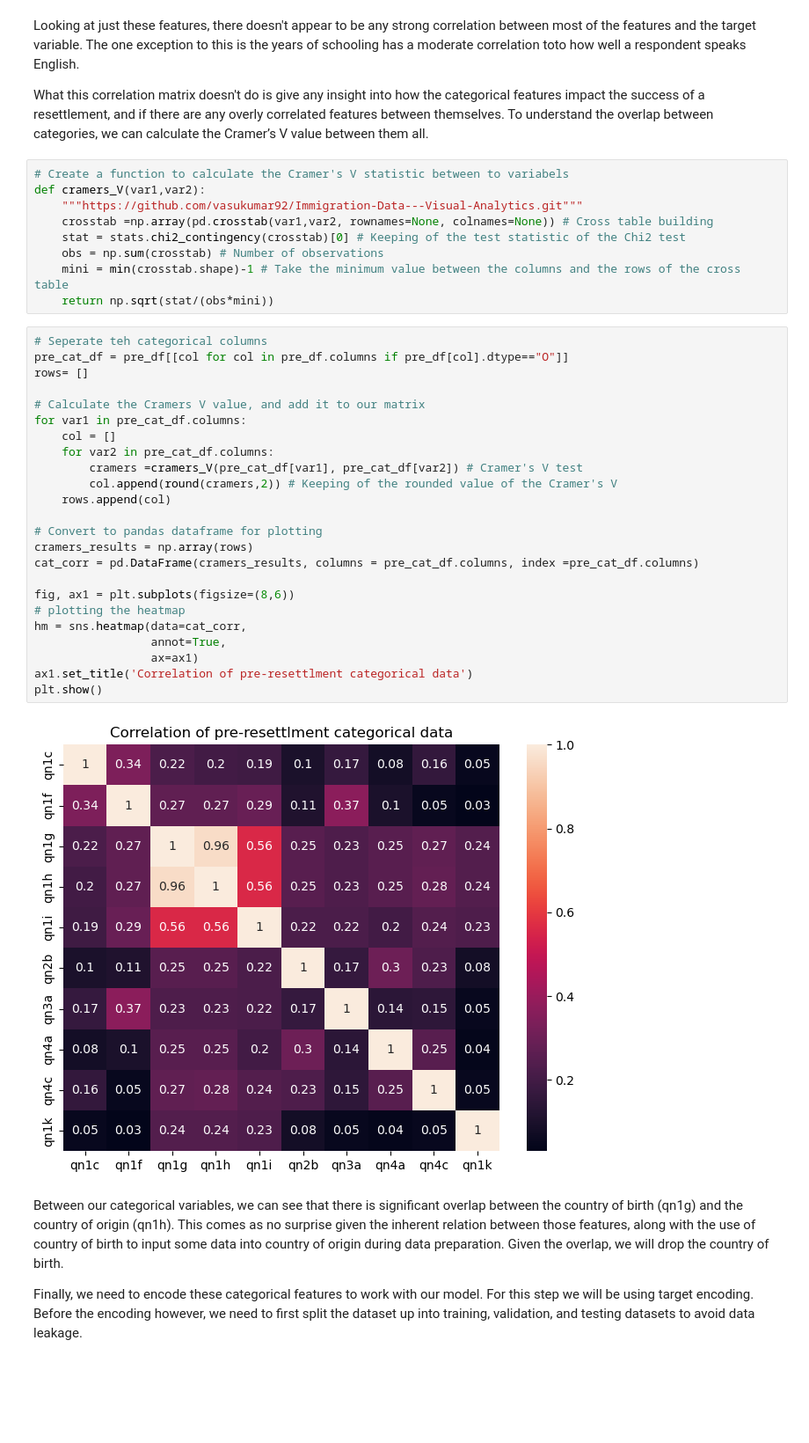
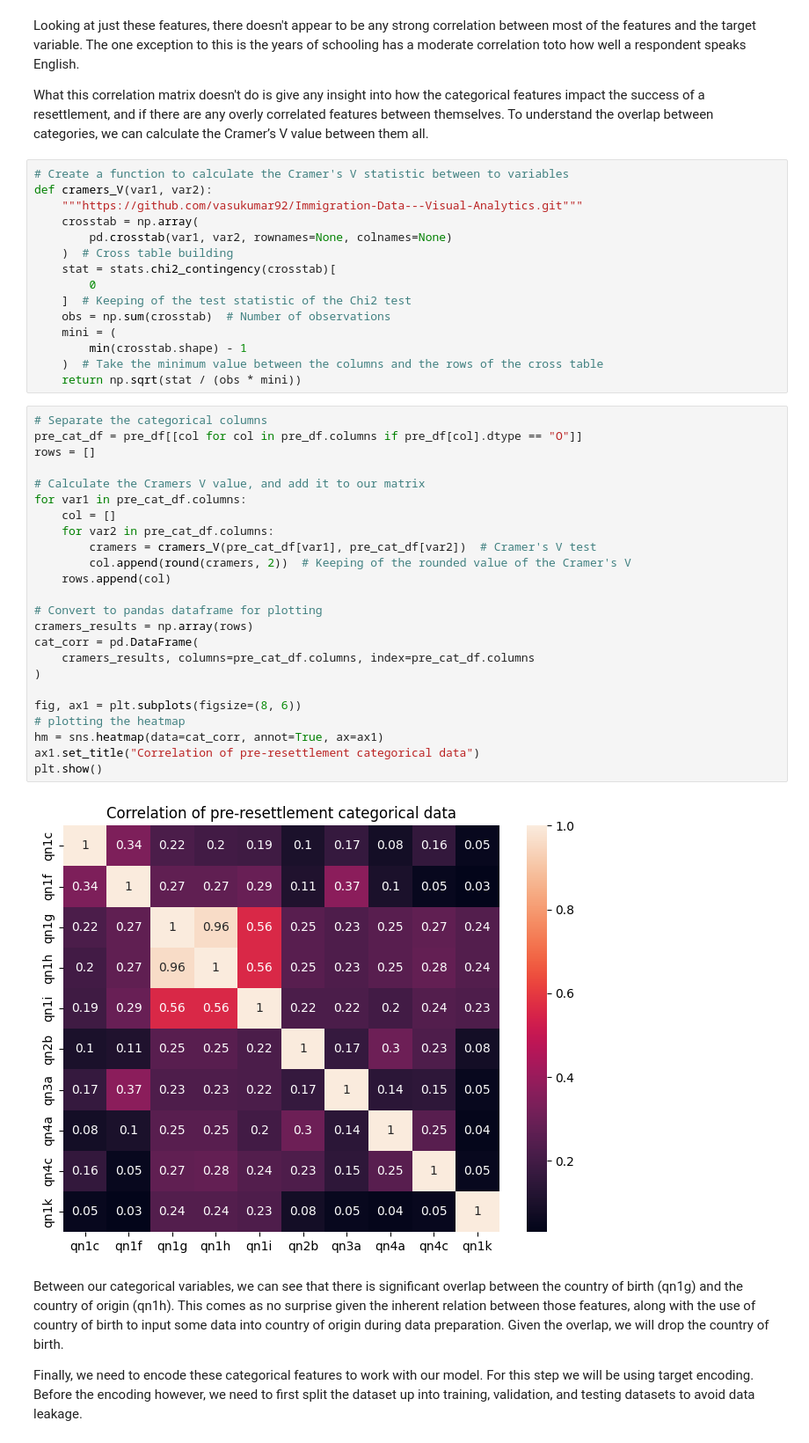
Before and after one commit to smonem/Capstone-Project-Haven, a Jupyter notebook: Notebooks/05_Supervised Learning.ipynb, the cells around one changed output. Shown at 88% size. Saved outputs shown, nothing was run; the diff lists cells and outputs as text; blank space fills up the shorter version.

```diff
--- a/Notebooks/05_Supervised Learning.ipynb
+++ b/Notebooks/05_Supervised Learning.ipynb
@@ -93,40 +204,46 @@ Looking at just these features, there doesn't appear to be any strong correlatio
 
 What this correlation matrix doesn't do is give any insight into how the categorical features impact the success of a resettlement, and if there are any overly correlated features between themselves. To understand the overlap between categories, we can calculate the Cramer’s V value between them all.
 # %%
-# Create a function to calculate the Cramer's V statistic between to variabels
-def cramers_V(var1,var2):
+# Create a function to calculate the Cramer's V statistic between to variables
+def cramers_V(var1, var2):
     """https://github.com/vasukumar92/Immigration-Data---Visual-Analytics.git"""
-    crosstab =np.array(pd.crosstab(var1,var2, rownames=None, colnames=None)) # Cross table building
-    stat = stats.chi2_contingency(crosstab)[0] # Keeping of the test statistic of the Chi2 test
-    obs = np.sum(crosstab) # Number of observations
-    mini = min(crosstab.shape)-1 # Take the minimum value between the columns and the rows of the cross table
-    return np.sqrt(stat/(obs*mini))
+    crosstab = np.array(
+        pd.crosstab(var1, var2, rownames=None, colnames=None)
+    )  # Cross table building
+    stat = stats.chi2_contingency(crosstab)[
+        0
+    ]  # Keeping of the test statistic of the Chi2 test
+    obs = np.sum(crosstab)  # Number of observations
+    mini = (
+        min(crosstab.shape) - 1
+    )  # Take the minimum value between the columns and the rows of the cross table
+    return np.sqrt(stat / (obs * mini))
 # %%
-# Seperate teh categorical columns
-pre_cat_df = pre_df[[col for col in pre_df.columns if pre_df[col].dtype=="O"]]
-rows= []
+# Separate the categorical columns
+pre_cat_df = pre_df[[col for col in pre_df.columns if pre_df[col].dtype == "O"]]
+rows = []
 
 # Calculate the Cramers V value, and add it to our matrix
 for var1 in pre_cat_df.columns:
     col = []
     for var2 in pre_cat_df.columns:
-        cramers =cramers_V(pre_cat_df[var1], pre_cat_df[var2]) # Cramer's V test
-        col.append(round(cramers,2)) # Keeping of the rounded value of the Cramer's V
+        cramers = cramers_V(pre_cat_df[var1], pre_cat_df[var2])  # Cramer's V test
+        col.append(round(cramers, 2))  # Keeping of the rounded value of the Cramer's V
     rows.append(col)
 
 # Convert to pandas dataframe for plotting
 cramers_results = np.array(rows)
-cat_corr = pd.DataFrame(cramers_results, columns = pre_cat_df.columns, index =pre_cat_df.columns)
+cat_corr = pd.DataFrame(
+    cramers_results, columns=pre_cat_df.columns, index=pre_cat_df.columns
+)
 
-fig, ax1 = plt.subplots(figsize=(8,6))
+fig, ax1 = plt.subplots(figsize=(8, 6))
 # plotting the heatmap
-hm = sns.heatmap(data=cat_corr,
-                 annot=True,
-                 ax=ax1)
-ax1.set_title('Correlation of pre-resettlment categorical data')
+hm = sns.heatmap(data=cat_corr, annot=True, ax=ax1)
+ax1.set_title("Correlation of pre-resettlement categorical data")
 plt.show()
 # %% [output]
-[figure, old version]
+[figure, new version]
 # %% [markdown]
 Between our categorical variables, we can see that there is significant overlap between the country of birth (qn1g) and the country of origin (qn1h). This comes as no surprise given the inherent relation between those features, along with the use of country of birth to input some data into country of origin during data preparation. Given the overlap, we will drop the country of birth.
 
```
Also changed, not shown: parts of 43 cells of this notebook, 12 other files.
